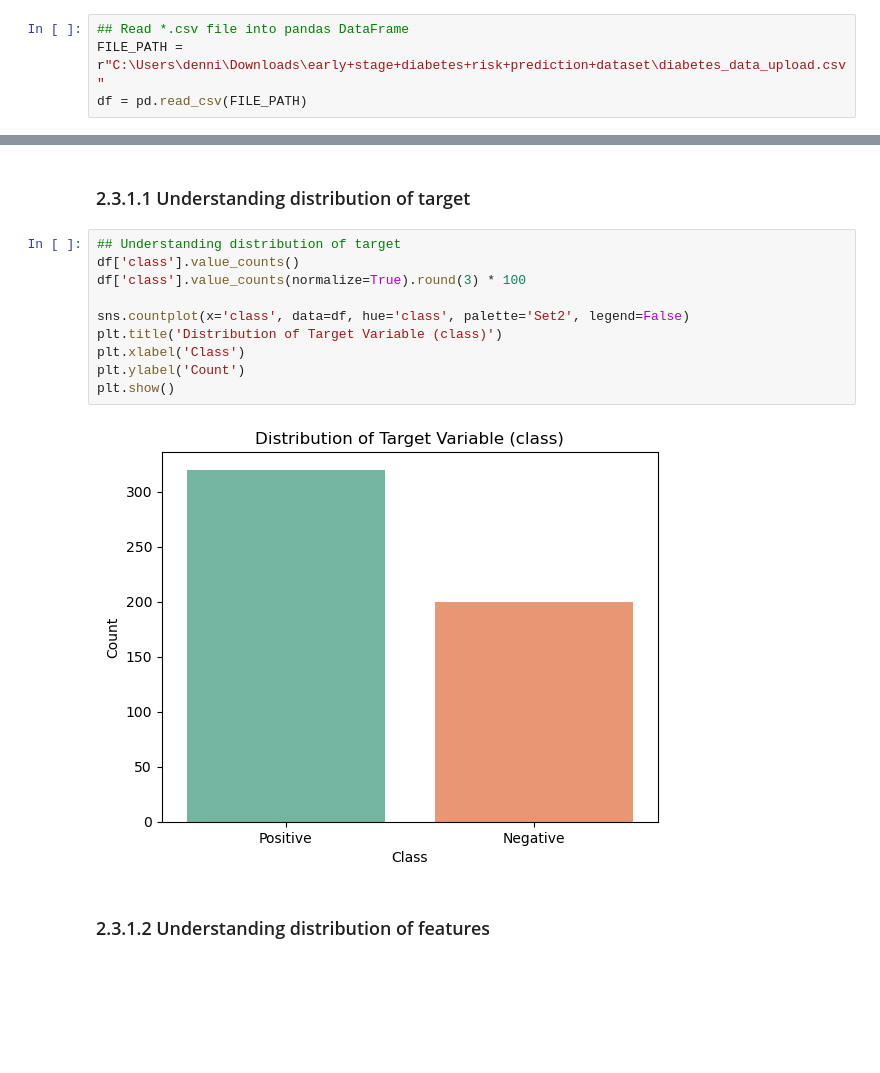
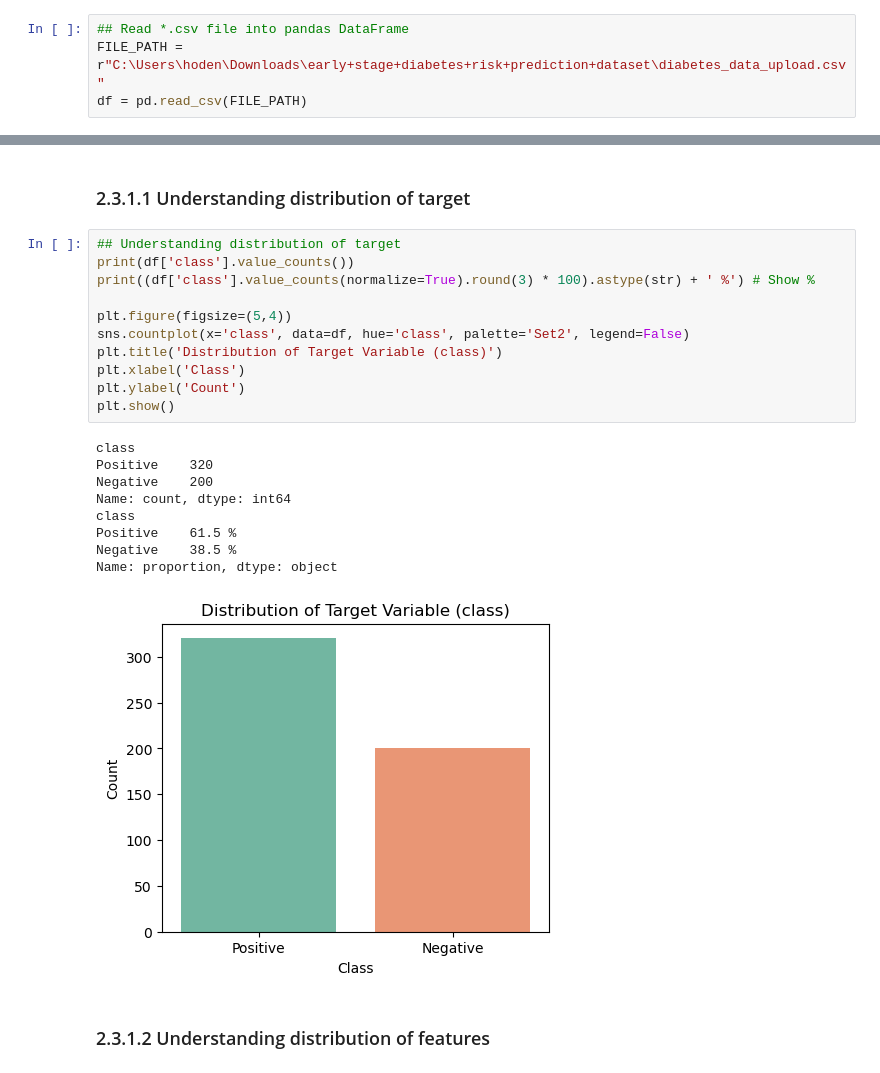
Before and after one commit to dennisho004/MLDP_Project, a Jupyter notebook: MLDP_Program_Codes_Submission_Template.ipynb, the cells around one changed output, grey strips where cells are left out. Cells and saved outputs as stored; diff of their text form; blank space fills up the shorter version.

```diff
--- a/MLDP_Program_Codes_Submission_Template.ipynb
+++ b/MLDP_Program_Codes_Submission_Template.ipynb
@@ -32,7 +32,7 @@ Goal: To build a machine learning classification model that predicts the likelih
 ## 2.1 Load dataset
 # %%
 ## Read *.csv file into pandas DataFrame
-FILE_PATH = r"C:\Users\denni\Downloads\early+stage+diabetes+risk+prediction+dataset\diabetes_data_upload.csv"
+FILE_PATH = r"C:\Users\hoden\Downloads\early+stage+diabetes+risk+prediction+dataset\diabetes_data_upload.csv"
 df = pd.read_csv(FILE_PATH)
 # %% [markdown]
 ## 2.2 Summary Statistics
@@ -132,16 +132,25 @@ memory usage: 69.2 KB
 ### 2.3.1.1 Understanding distribution of target
 # %%
 ## Understanding distribution of target
-df['class'].value_counts()
-df['class'].value_counts(normalize=True).round(3) * 100
+print(df['class'].value_counts())
+print((df['class'].value_counts(normalize=True).round(3) * 100).astype(str) + ' %') # Show %
 
+plt.figure(figsize=(5,4))
 sns.countplot(x='class', data=df, hue='class', palette='Set2', legend=False)
 plt.title('Distribution of Target Variable (class)')
 plt.xlabel('Class')
 plt.ylabel('Count')
 plt.show()
 # %% [output]
+class
+Positive    320
+Negative    200
+Name: count, dtype: int64
+class
+Positive    61.5 %
+Negative    38.5 %
+Name: proportion, dtype: object
-[figure, old version]
+[figure, new version]
 # %% [markdown]
 ### 2.3.1.2 Understanding distribution of features
 # %%
```
Also changed, not shown: parts of 6 cells of this notebook.
